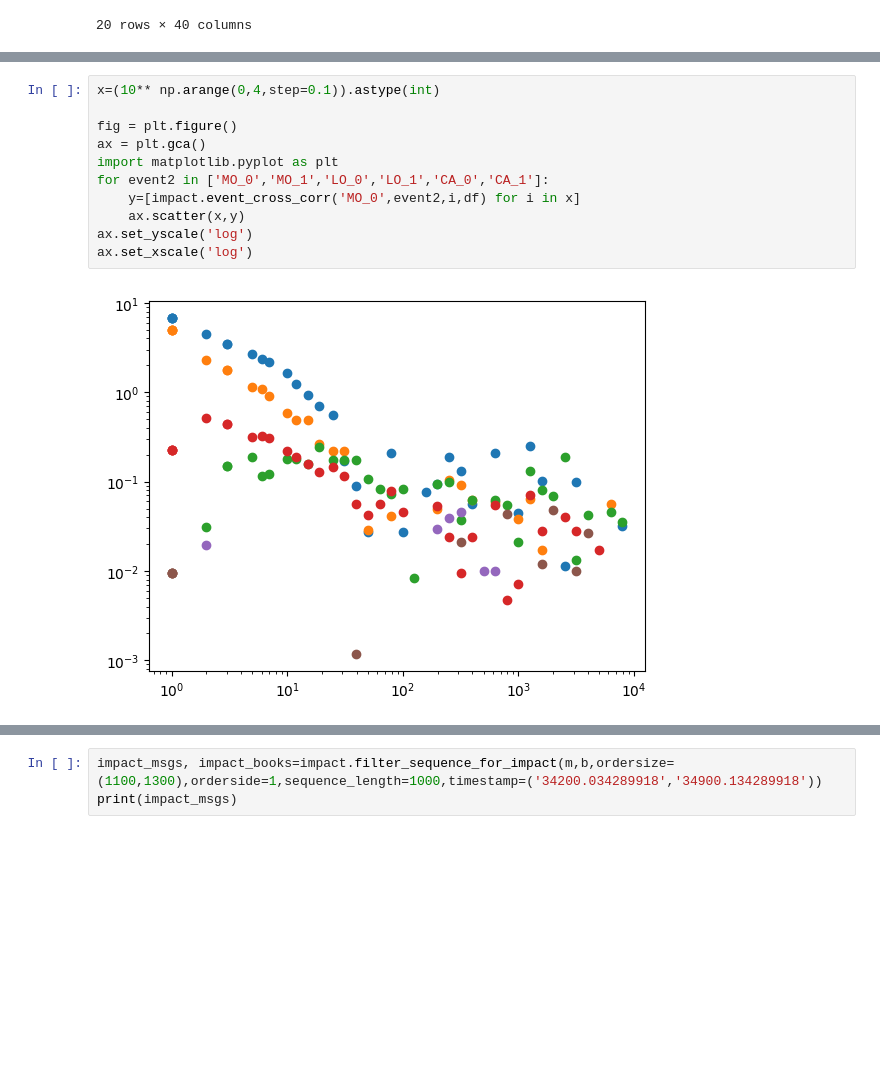
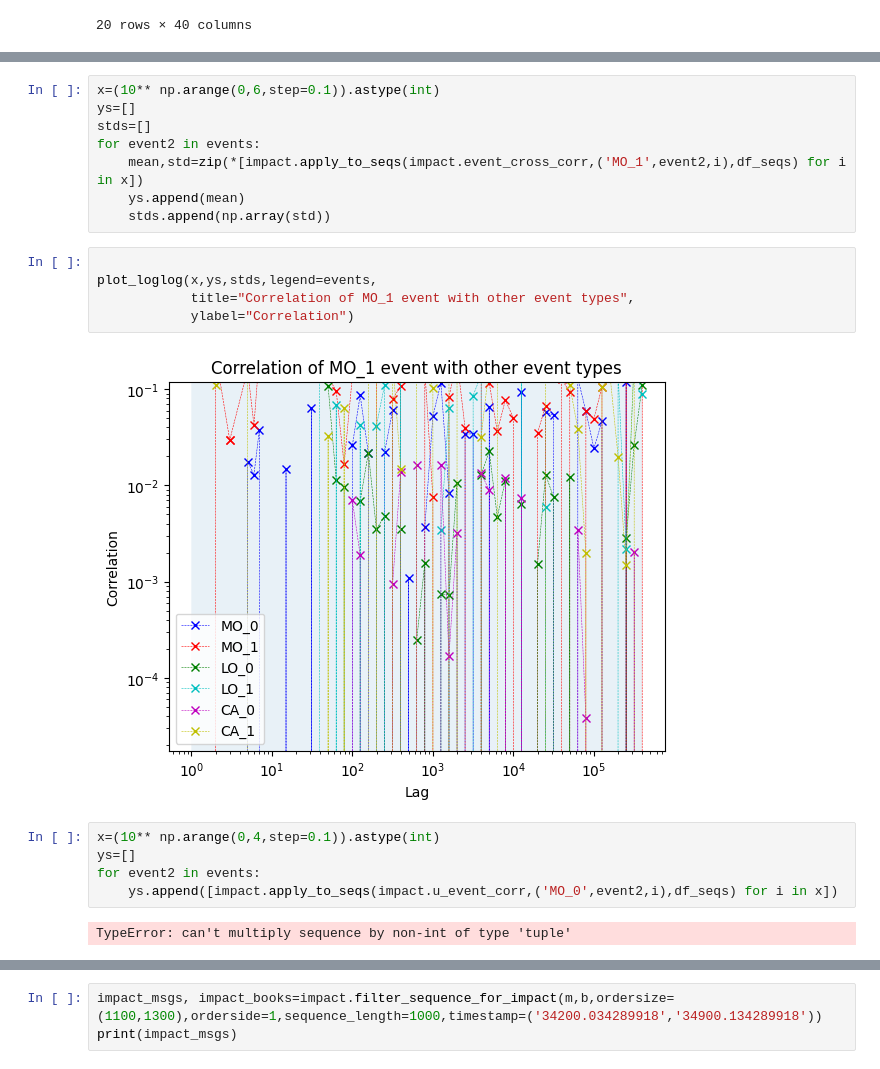
Before and after one commit to peernagy/lob_bench, a Jupyter notebook: eval.ipynb, the cells around one changed output, grey strips where cells are left out. Saved outputs shown, nothing was run; the diff lists cells and outputs as text; blank space fills up the shorter version.

```diff
--- a/eval.ipynb
+++ b/eval.ipynb
@@ -131,13 +226,22 @@ ax.set_xscale('log')
+# %%
+x=(10** np.arange(0,6,step=0.1)).astype(int)
+ys=[]
+stds=[]
+for event2 in events:
+    mean,std=zip(*[impact.apply_to_seqs(impact.event_cross_corr,('MO_1',event2,i),df_seqs) for i in x])
+    ys.append(mean)
+    stds.append(np.array(std))
+# %%
+
+plot_loglog(x,ys,stds,legend=events,
+            title="Correlation of MO_1 event with other event types",
+            ylabel="Correlation")
+# %% [output]
+[figure, added]
 # %%
 x=(10** np.arange(0,4,step=0.1)).astype(int)
-
-fig = plt.figure()
-ax = plt.gca()
-import matplotlib.pyplot as plt
-for event2 in ['MO_0','MO_1','LO_0','LO_1','CA_0','CA_1']:
-    y=[impact.event_cross_corr('MO_0',event2,i,df) for i in x]
-    ax.scatter(x,y)
-ax.set_yscale('log')
-ax.set_xscale('log')
+ys=[]
+for event2 in events:
+    ys.append([impact.apply_to_seqs(impact.u_event_corr,('MO_0',event2,i),df_seqs) for i in x])
 # %% [output]
-[figure, removed]
+TypeError: can't multiply sequence by non-int of type 'tuple'
```
Also changed, not shown: parts of 25 cells of this notebook, 1 other file.
